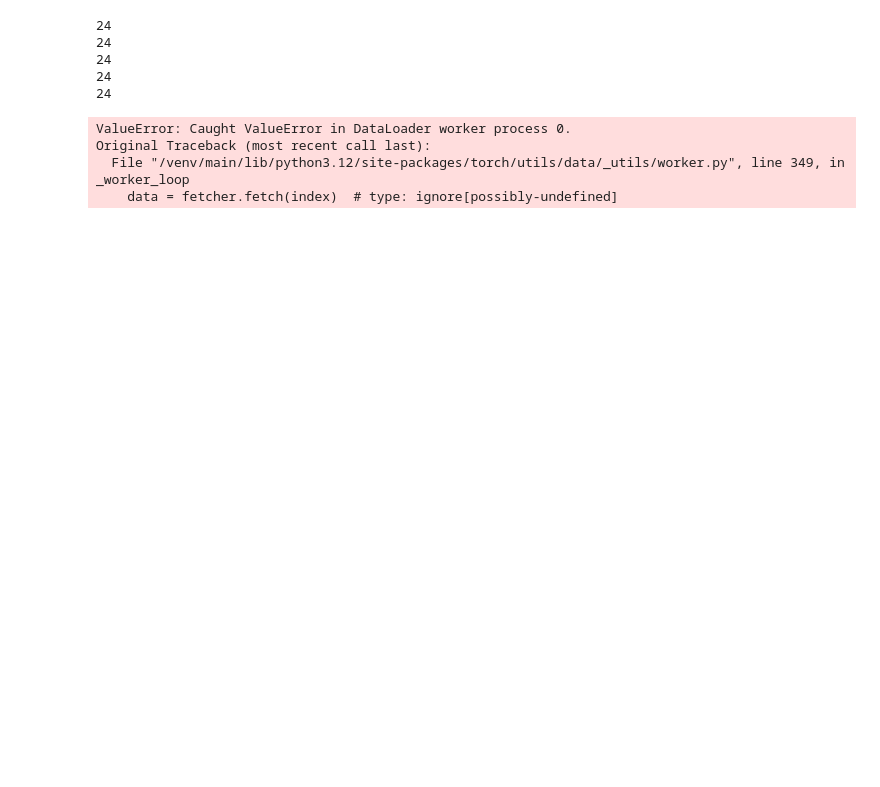
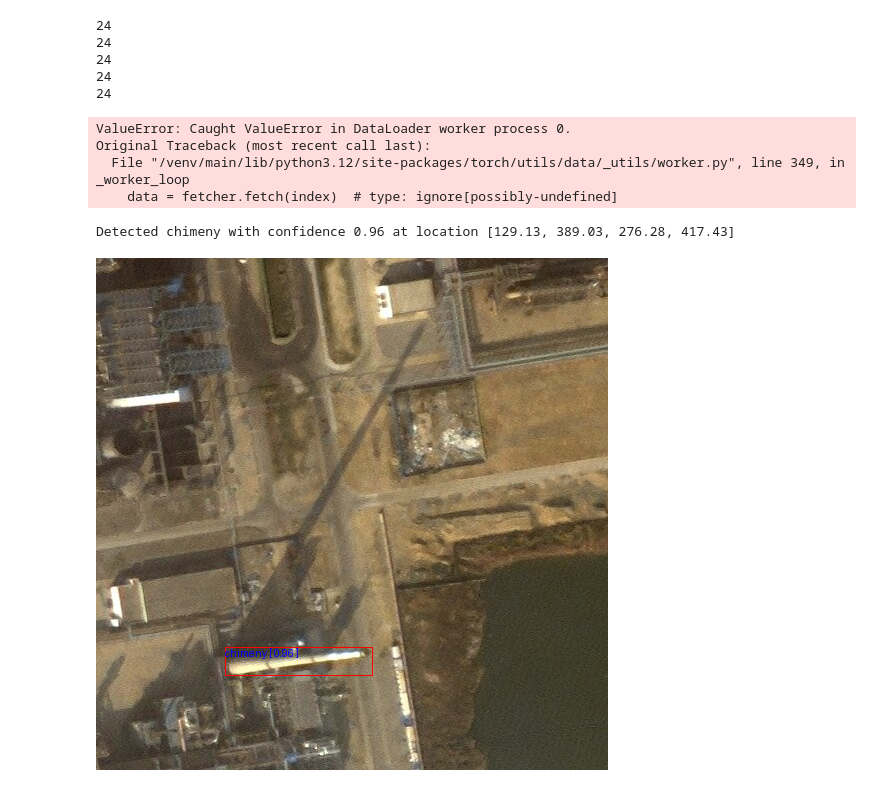
Before and after one commit to grenademeister/300, a Jupyter notebook: p1/RT_DETR/p1_rtdetr.ipynb, the cells around one changed output. Drawn from its saved outputs; the diff is of its cells as text; code cells hidden in the pictures; blank space fills up the shorter version.

```diff
--- a/p1/RT_DETR/p1_rtdetr.ipynb
+++ b/p1/RT_DETR/p1_rtdetr.ipynb
@@ -128,33 +116,37 @@ Original Traceback (most recent call last):
   File "/venv/main/lib/python3.12/site-packages/torch/utils/data/_utils/worker.py", line 349, in _worker_loop
     data = fetcher.fetch(index)  # type: ignore[possibly-undefined]
 # %%
-
-model_repo = '/content/drive/My Drive/RT_50/checkpoint-2688'
+from transformers import AutoImageProcessor , AutoModelForObjectDetection
+from PIL import Image , ImageDraw
+model_repo = '/workspace/RT_50/checkpoint-9744'
 image_processor = AutoImageProcessor.from_pretrained(model_repo)
 model = AutoModelForObjectDetection.from_pretrained(model_repo)
-image = Image.open('/content/dataset/val/K3A_CHN_20161112052404_15.jpg')
+image = Image.open('/workspace/data/VS_KS/K3A_CHN_20161112052404_15.jpg')
 inputs = image_processor(images=[image], return_tensors="pt")
 
 with torch.no_grad():
     outputs = model(**inputs)
 target_sizes = torch.tensor([image.size[::-1]])
 
 result = image_processor.post_process_object_detection(outputs, threshold=0.1, target_sizes=target_sizes)[0]
 
 for score, label, box in zip(result["scores"], result["labels"], result["boxes"]):
     box = [round(i, 2) for i in box.tolist()]
     print(
         f"Detected {model.config.id2label[label.item()]} with confidence "
         f"{round(score.item(), 3)} at location {box}"
     )
 image_with_boxes = image.copy()
 draw = ImageDraw.Draw(image_with_boxes)
 
 for score, label, box in zip(result["scores"], result["labels"], result["boxes"]):
     box = [round(i, 2) for i in box.tolist()]
     x, y, x2, y2 = tuple(box)
     draw.rectangle((x, y, x2, y2), outline="red", width=1)
     text_label = model.config.id2label[label.item()]
     draw.text((x, y), f"{text_label} [ {score.item():.2f} ]", fill="blue")
 
 image_with_boxes
+# %% [output]
+Detected chimeny with confidence 0.96 at location [129.13, 389.03, 276.28, 417.43]
+[figure, added]
```
Also changed, not shown: parts of 4 cells of this notebook, 4 other files.
